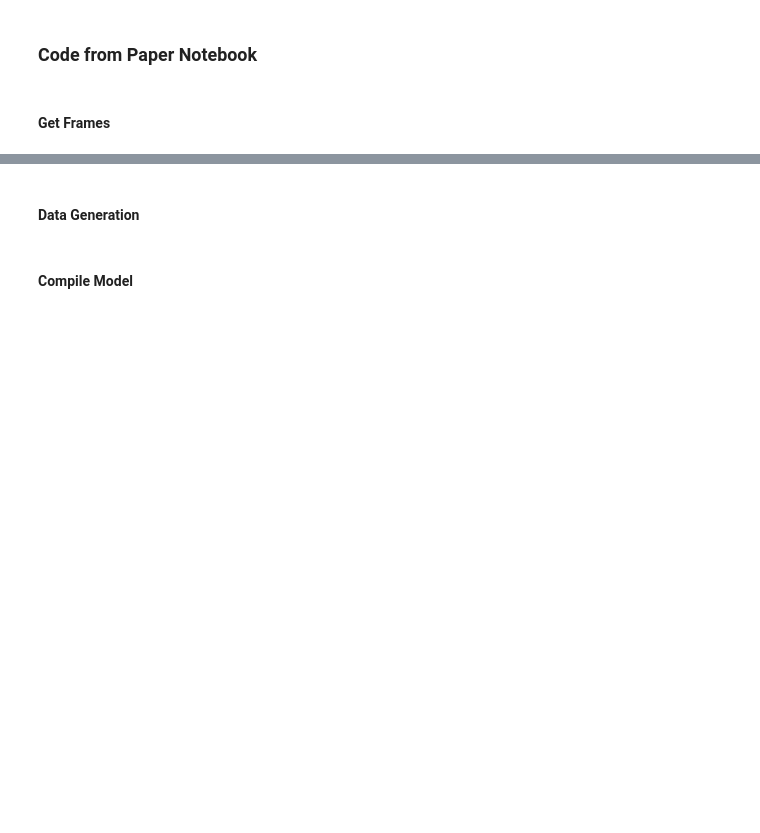
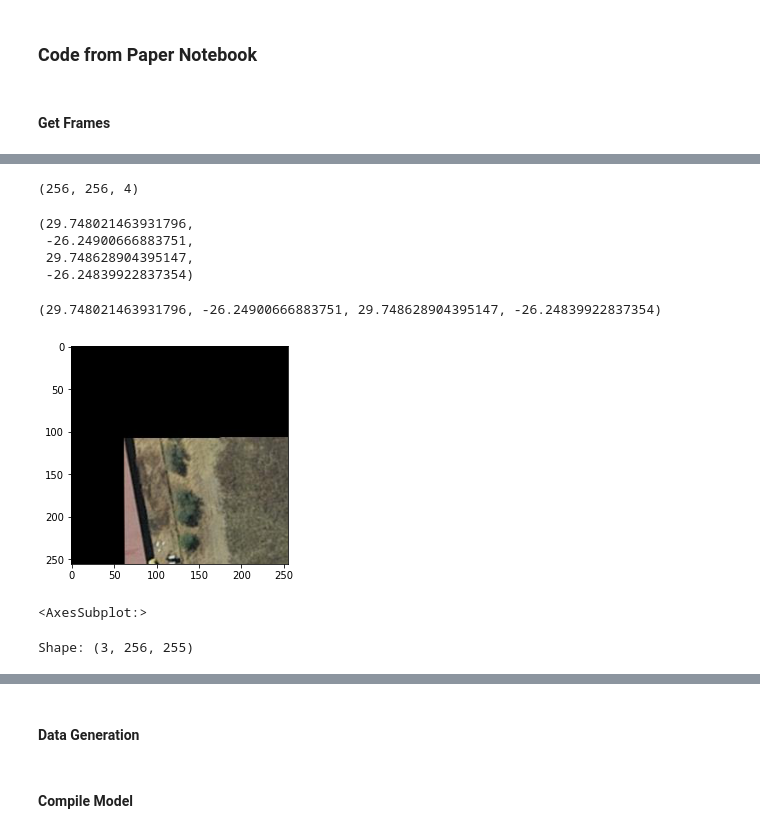
Before and after one commit to lgiesen/DL-Semantic-Segmentation-of-Tree-Stock-in-South-Africa-Using-Satellite-Images, a Jupyter notebook: 3_train_eval_pred.ipynb, the cells around one changed output, grey strips where cells are left out. Cells and saved outputs as stored; diff of their text form; code cells hidden in the pictures; blank space fills up the shorter version.

```diff
--- a/3_train_eval_pred.ipynb
+++ b/3_train_eval_pred.ipynb
@@ -242,2 +255,6 @@ from rasterio.windows import from_bounds #Window
 from rasterio.enums import Resampling
 from sys import platform
+# %%
+config.patch_size
+# %% [output]
+(256, 256, 4)
@@ -243,0 +273,7 @@ from sys import platform
+# %%
+x = 512
+# coordinates: left, bottom, right, top
+# c_w, c_s, c_e, c_n = 29.748021463931796, -26.249614109300325, 29.74923634485858, -26.24839922837354
+# c_w, c_s, c_e, c_n = 29.747940788245252, -26.249690039358253, 29.748548228708646, -26.24908259889486
+# c_w, c_s, c_e, c_n = 29.748021463931796, -26.249006668836934, 29.74862890439519, -26.24839922837354
+c_w, c_n = 29.748021463931796, -26.24839922837354
@@ -243,0 +282,20 @@ from sys import platform
+# %%
+calc_coord.cut_win
+# %% [output]
+(29.748021463931796,
+ -26.24900666883751,
+ 29.748628904395147,
+ -26.24839922837354)
+# %%
+src_satellite = rasterio.open(config.filepath_satellite)
+cutout_satellite = src_satellite.read(None,
+    window = from_bounds(c_w, calc_coord.cut_win[1], calc_coord.cut_win[2], c_n, src_satellite.transform))
+    # window = from_bounds(29.747940788245252, -26.249087344523485, 29.748548228708646, -26.24847990406009, src_satellite.transform))
+print(calc_coord.cut_win)
+show(cutout_satellite)
+print("Shape:", cutout_satellite.shape)
+# %% [output]
+(29.748021463931796, -26.24900666883751, 29.748628904395147, -26.24839922837354)
+[figure, added]
+<AxesSubplot:>
+Shape: (3, 256, 255)
```
Also changed, not shown: parts of 25 cells of this notebook, 3 other files.
